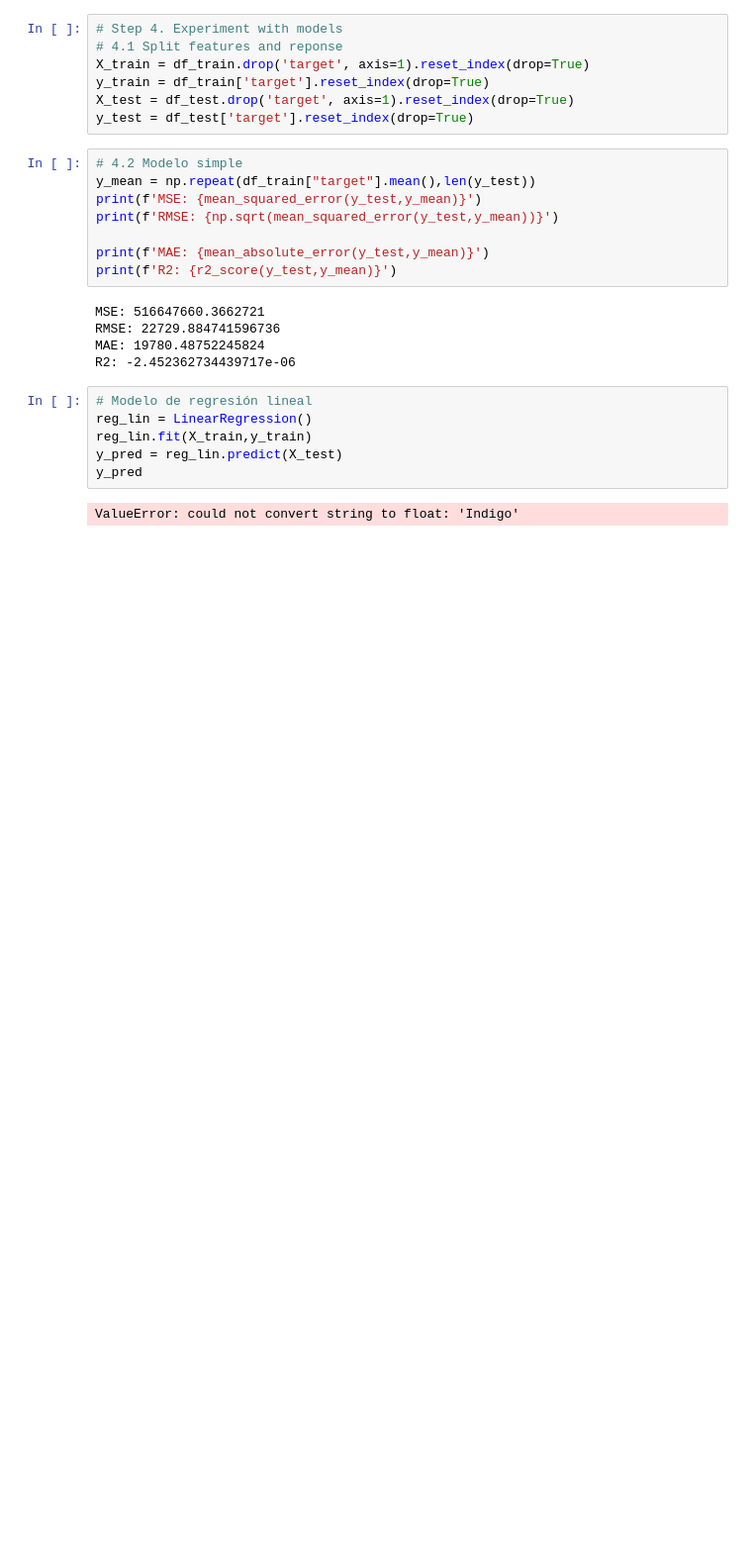
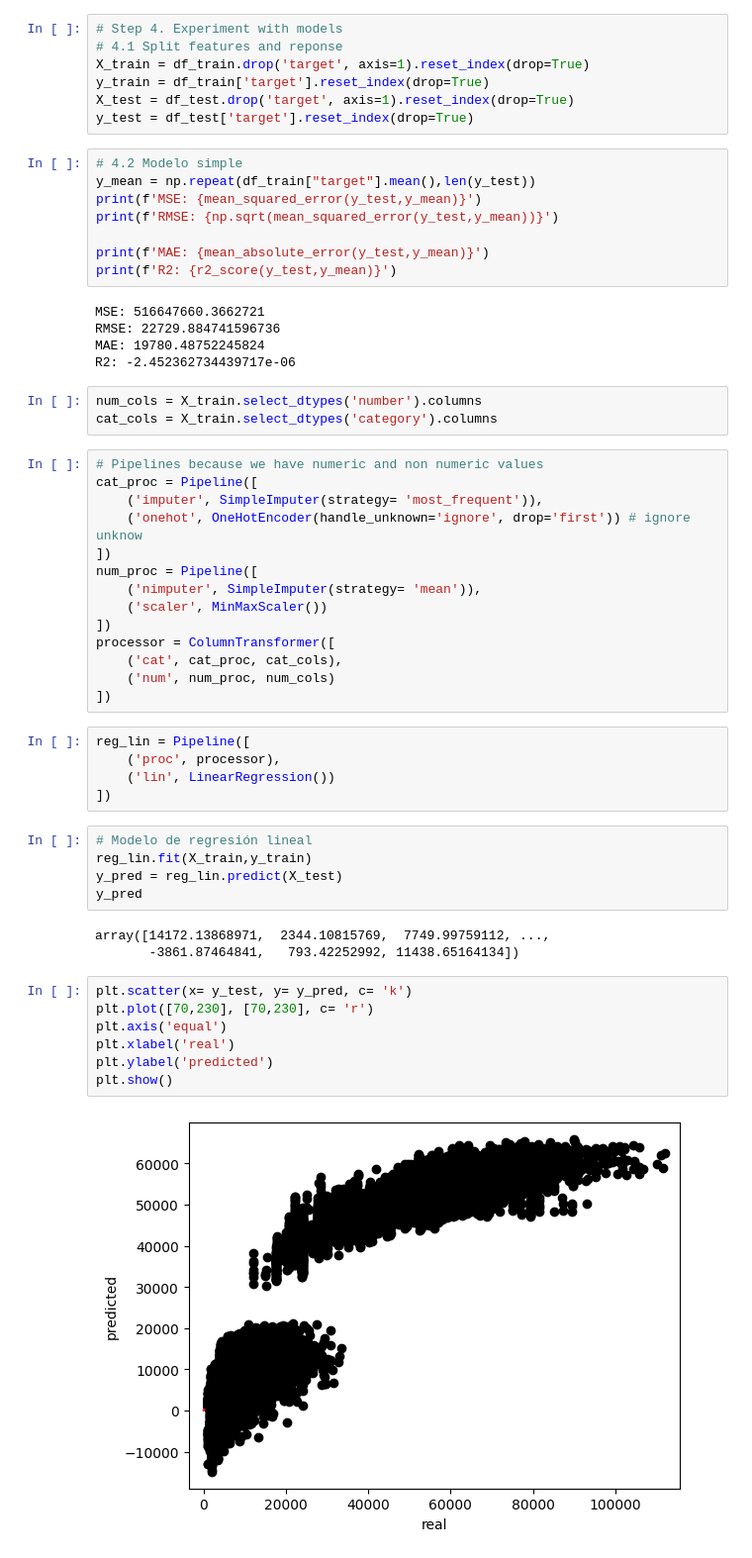
Before and after one commit to Alvizo-mx/Proyecto_final, a Jupyter notebook: flight_predictions_jess.ipynb, the cells around one changed output. Shown at 99% size. Saved outputs shown, nothing was run; the diff lists cells and outputs as text; blank space fills up the shorter version.

```diff
--- a/flight_predictions_jess.ipynb
+++ b/flight_predictions_jess.ipynb
@@ -258,14 +279,45 @@ MSE: 516647660.3662721
 RMSE: 22729.884741596736
 MAE: 19780.48752245824
 R2: -2.452362734439717e-06
+# %%
+num_cols = X_train.select_dtypes('number').columns
+cat_cols = X_train.select_dtypes('category').columns
+# %%
+# Pipelines because we have numeric and non numeric values
+cat_proc = Pipeline([
+    ('imputer', SimpleImputer(strategy= 'most_frequent')),
+    ('onehot', OneHotEncoder(handle_unknown='ignore', drop='first')) # ignore unknow
+])
+num_proc = Pipeline([
+    ('nimputer', SimpleImputer(strategy= 'mean')),
+    ('scaler', MinMaxScaler())
+])
+processor = ColumnTransformer([
+    ('cat', cat_proc, cat_cols),
+    ('num', num_proc, num_cols)
+])
+# %%
+reg_lin = Pipeline([
+    ('proc', processor),
+    ('lin', LinearRegression())
+])
 # %%
 # Modelo de regresión lineal
-reg_lin = LinearRegression()
 reg_lin.fit(X_train,y_train)
 y_pred = reg_lin.predict(X_test)
 y_pred
 # %% [output]
-ValueError: could not convert string to float: 'Indigo'
+array([14172.13868971,  2344.10815769,  7749.99759112, ...,
+       -3861.87464841,   793.42252992, 11438.65164134])
+# %%
+plt.scatter(x= y_test, y= y_pred, c= 'k')
+plt.plot([70,230], [70,230], c= 'r')
+plt.axis('equal')
+plt.xlabel('real')
+plt.ylabel('predicted')
+plt.show()
+# %% [output]
+[figure, added]
 # %%
 print(f'MSE: {mean_squared_error(y_test,y_pred)}')
 print(f'RMSE: {np.sqrt(mean_squared_error(y_test,y_pred))}')
```
Also changed, not shown: parts of 6 cells of this notebook.
